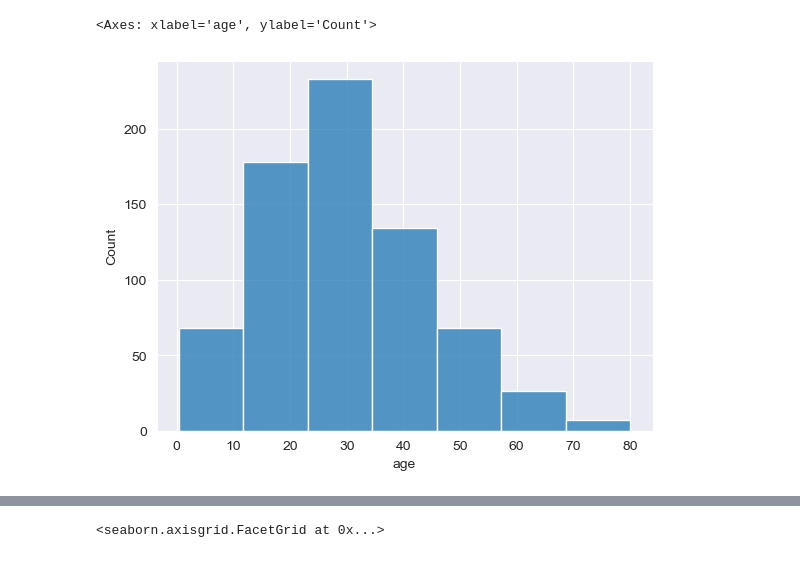
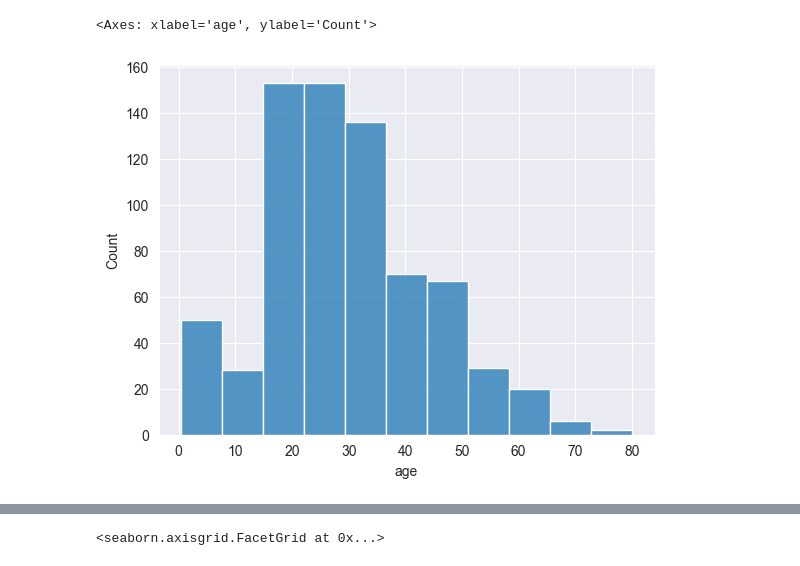
Before and after one commit to Menamot/SY09, a Jupyter notebook: TP02_Analyse_exploratoire-enonce/TD2.ipynb, the cells around one changed output, grey strips where cells are left out. Saved outputs shown, nothing was run; the diff lists cells and outputs as text; code cells hidden in the pictures.

```diff
--- a/TP02_Analyse_exploratoire-enonce/TD2.ipynb
+++ b/TP02_Analyse_exploratoire-enonce/TD2.ipynb
@@ -13,10 +13,10 @@ sns.boxenplot(titanic.age)
 [figure]
 # %%
 # sns.histplot(titanic.age, kde=True)  # kde参数会画出密度函数
-sns.histplot(titanic.age, bins=7)  # bins参数是柱子的数量
+sns.histplot(titanic.age, bins=11)  # bins参数是柱子的数量
 # %% [output]
 <Axes: xlabel='age', ylabel='Count'>
-[figure, old version]
+[figure, new version]
 # %%
 sns.countplot(x=titanic.pclass)
 # %% [output]
```
Also changed, not shown: parts of 14 cells of this notebook, 1 other file.
